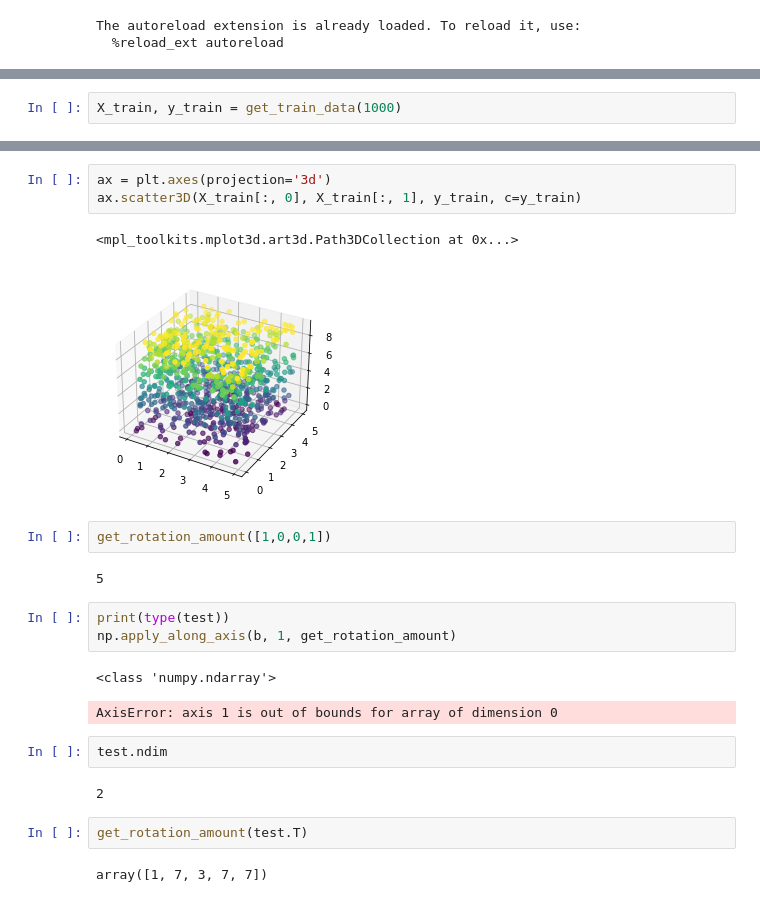
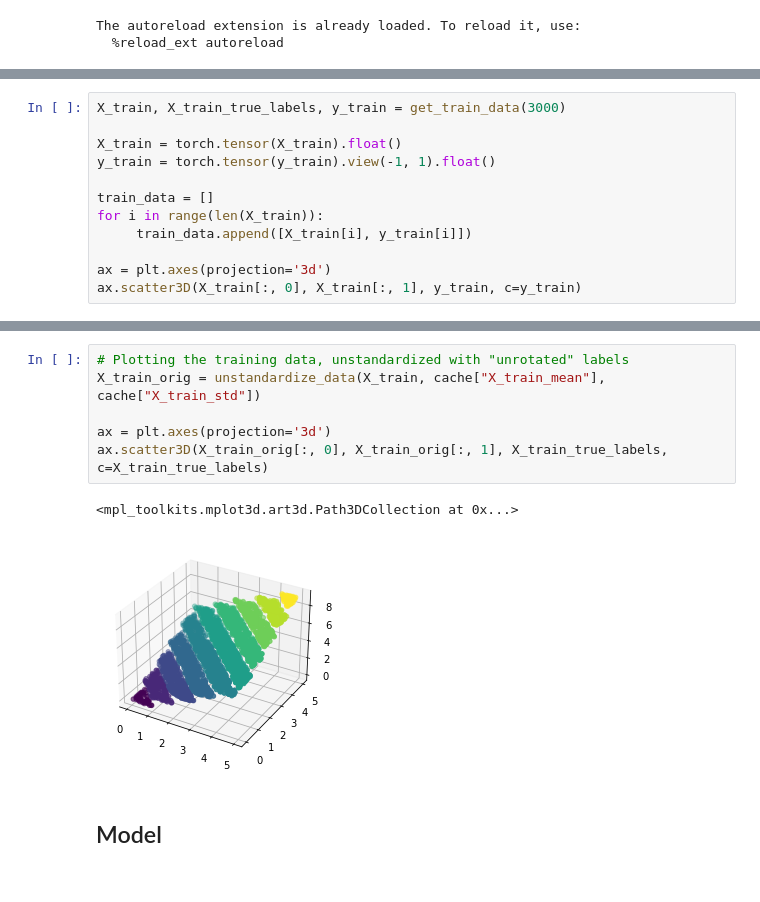
Before and after one commit to clrkwng/exploring_compositionality, a Jupyter notebook: vecbool_nb.ipynb, the cells around one changed output, grey strips where cells are left out. Saved outputs shown, nothing was run; the diff lists cells and outputs as text.

```diff
--- a/vecbool_nb.ipynb
+++ b/vecbool_nb.ipynb
@@ -15,2 +26,12 @@ The autoreload extension is already loaded. To reload it, use:
 # %%
-X_train, y_train = get_train_data(1000)
+X_train, X_train_true_labels, y_train = get_train_data(3000)
+
+X_train = torch.tensor(X_train).float()
+y_train = torch.tensor(y_train).view(-1, 1).float()
+
+train_data = []
+for i in range(len(X_train)):
+     train_data.append([X_train[i], y_train[i]])
+
+ax = plt.axes(projection='3d')
+ax.scatter3D(X_train[:, 0], X_train[:, 1], y_train, c=y_train)
@@ -17,24 +41,11 @@ X_train, y_train = get_train_data(1000)
 # %%
+# Plotting the training data, unstandardized with "unrotated" labels
+X_train_orig = unstandardize_data(X_train, cache["X_train_mean"], cache["X_train_std"])
+
 ax = plt.axes(projection='3d')
-ax.scatter3D(X_train[:, 0], X_train[:, 1], y_train, c=y_train)
+ax.scatter3D(X_train_orig[:, 0], X_train_orig[:, 1], X_train_true_labels, c=X_train_true_labels)
 # %% [output]
 <mpl_toolkits.mplot3d.art3d.Path3DCollection at 0x...>
-[figure, old version]
+[figure, new version]
-# %%
-get_rotation_amount([1,0,0,1])
-# %% [output]
-5
-# %%
-print(type(test))
-np.apply_along_axis(b, 1, get_rotation_amount)
-# %% [output]
-<class 'numpy.ndarray'>
-AxisError: axis 1 is out of bounds for array of dimension 0
-# %%
-test.ndim
-# %% [output]
-2
-# %%
-get_rotation_amount(test.T)
-# %% [output]
-array([1, 7, 3, 7, 7])
+# %% [markdown]
+## Model
```
Also changed, not shown: parts of 5 cells of this notebook, 1 other file.
